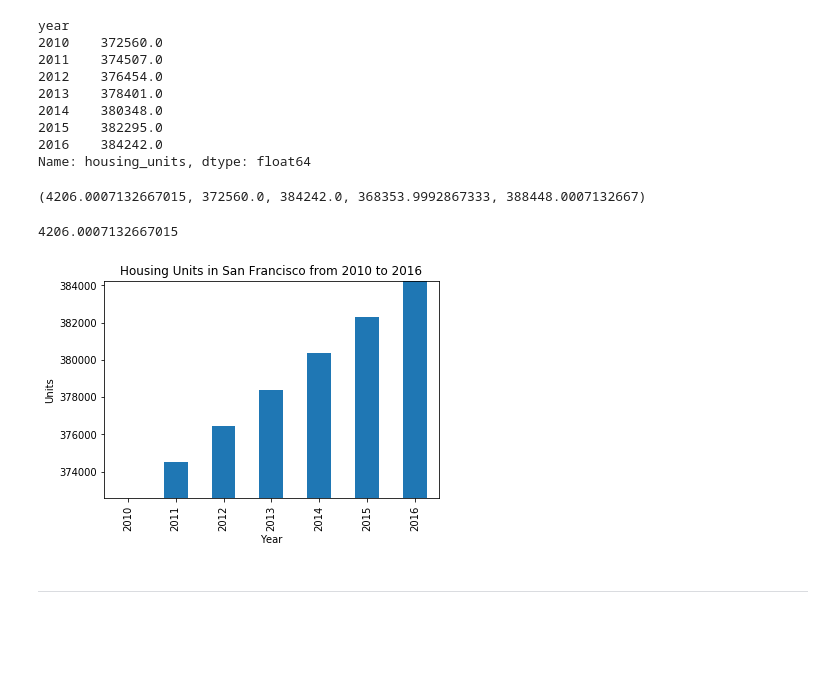
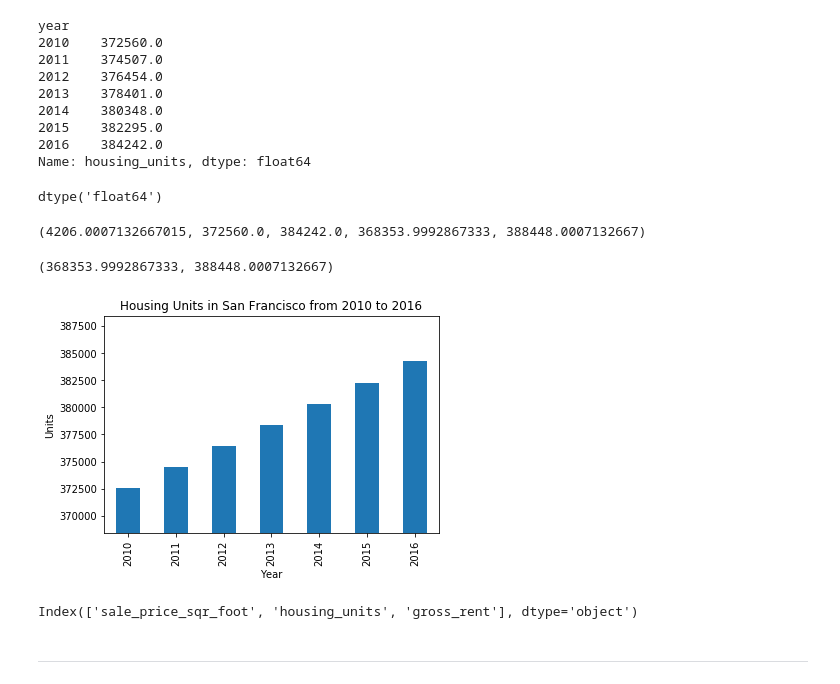
Before and after one commit to majikthise911/Dashboard_Rental_Analysis, a Jupyter notebook: Instructions/Starter_Code/rental_analysis.ipynb, the cells around one changed output. Saved outputs shown, nothing was run; the diff lists cells and outputs as text; code cells hidden in the pictures; blank space fills up the shorter version.

Commit message:
avg price by neighborhood

```diff
--- a/Instructions/Starter_Code/rental_analysis.ipynb
+++ b/Instructions/Starter_Code/rental_analysis.ipynb
@@ -63,10 +63,14 @@ per_year
 | 2016 | 697.643709 | 384242.0 | 4390.0 |
 # %%
 ##units_per_year = per_year['year'] = per_year['housing_units']
-per_year = sfo_data.groupby('year').mean()
-units_per_year = per_year['year'] = per_year['housing_units'] #this is the average number of housing units per year
+#per_year = sfo_data.groupby('year').mean()
+#units_per_year = per_year['year'] = per_year['housing_units'] #create new variable and assign it
+# units_per_year
+#per_year.index.shape
+units_per_year = per_year['housing_units']
+#units_per_year.dtypes
+
 units_per_year
-#per_year.index.shape
 # %% [output]
 year
 2010    372560.0
@@ -77,6 +81,10 @@ year
 2015    382295.0
 2016    384242.0
 Name: housing_units, dtype: float64
+# %%
+units_per_year.dtypes
+# %% [output]
+dtype('float64')
 # %%
 # Save the dataframe as a csv file
 #units_per_year.to_csv('./Data/units_per_year.csv')
@@ -95,20 +103,24 @@ a,b,c,d,e
 # %%
 # Use the Pandas plot function to plot the average housing units per year.
 # Note: You will need to manually adjust the y limit of the chart using the min and max values from above.
 #housing_units = units_per_year.plot()
 units_per_year_fig = units_per_year.plot(
     kind='bar',
     title='Housing Units in San Francisco from 2010 to 2016',
     xlabel='Year',
     ylabel='Units'
 )
 # Optional Challenge: Use the min, max, and std to scale the y limits of the chart
-units_per_year_fig.set_ylim(min(units_per_year), max(units_per_year)) #notice that when set min to the min of the units_per_year and max to the max of the units_per_year, the chart will be scaled to the min and max of the units_per_year but the min can't be seen bc it is bound to the x axis and the max is all the way to the top so we do the same thing below but use the std to scale the y axis
+#units_per_year_fig.set_ylim(min(units_per_year), max(units_per_year)) #notice that when set min to the min of the units_per_year and max to the max of the units_per_year, the chart will be scaled to the min and max of the units_per_year but the min can't be seen bc it is bound to the x axis and the max is all the way to the top so we do the same thing below but use the std to scale the y axis
 units_per_year_fig.set_ylim((min(units_per_year)-units_per_year.std()), max(units_per_year)+units_per_year.std()) #setting the y limit to the min units per year minus the std and max units per year plus the std
 #units_per_year_fig.set_ylim((min(units_per_year)-units_per_year.std()), max(units_per_year)+units_per_year.std())
 # %% [output]
-4206.0007132667015
+(368353.9992867333, 388448.0007132667)
-[figure, old version]
+[figure, new version]
+# %%
+per_year.columns
+# %% [output]
+Index(['sale_price_sqr_foot', 'housing_units', 'gross_rent'], dtype='object')
 # %% [markdown]
 - - -
 # %% [markdown]
```
Also changed, not shown: parts of 4 cells of this notebook.
